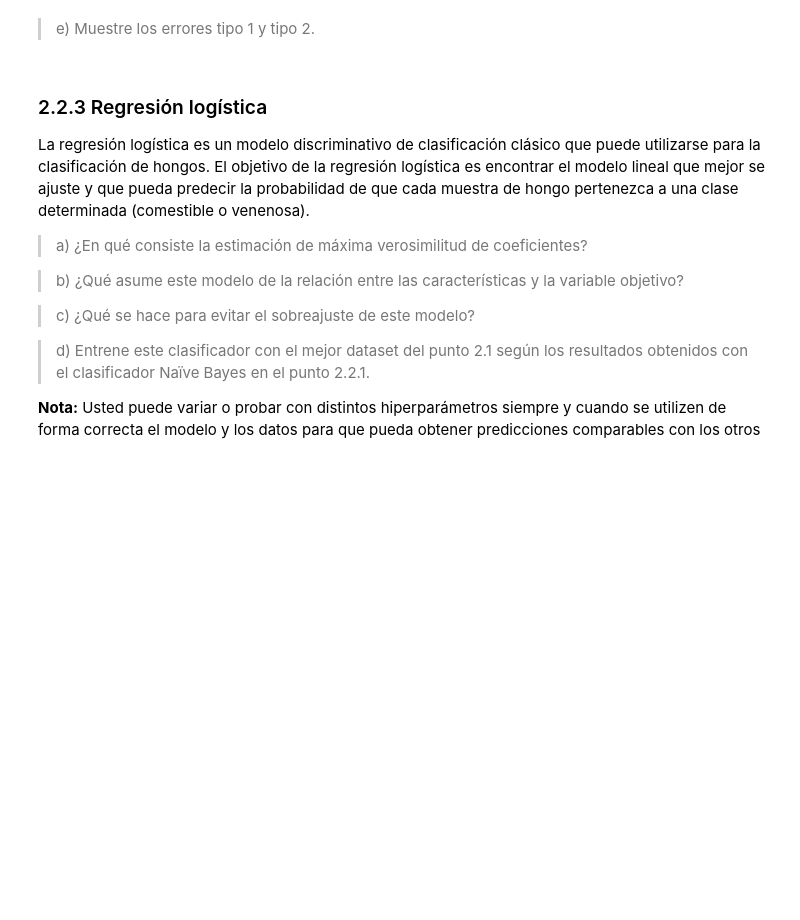
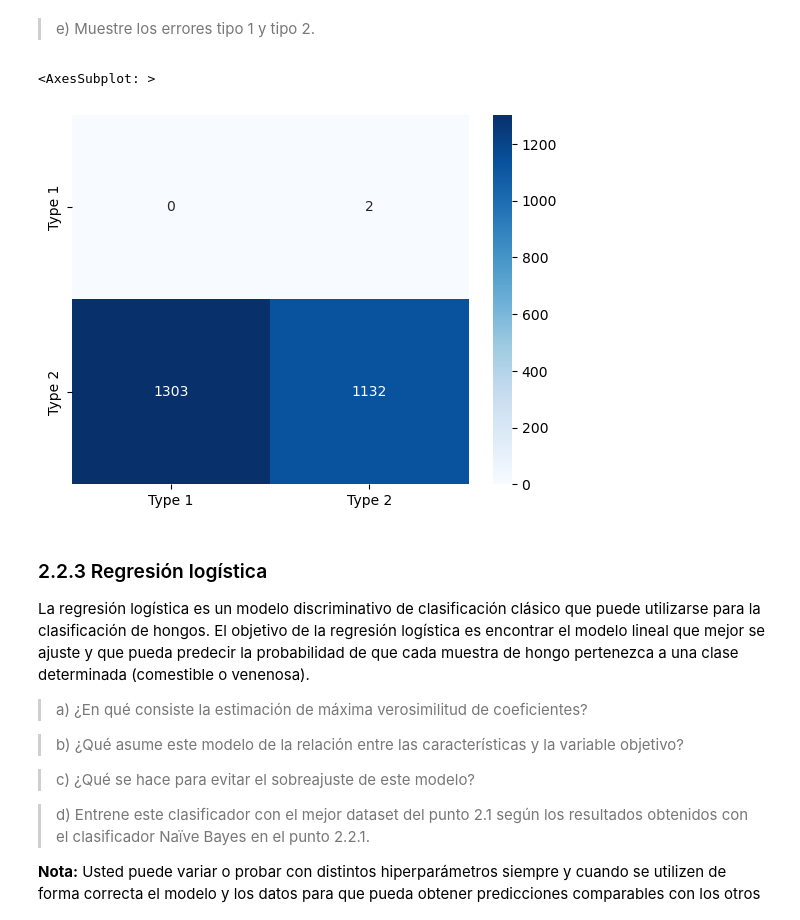
Before and after one commit to DYessouroun/Tareas-ML, a Jupyter notebook: Entregable_Tarea_1_DDD.ipynb, the cells around one changed output. Drawn from its saved outputs; the diff is of its cells as text; code cells hidden in the pictures; blank space fills up the shorter version.

```diff
--- a/Entregable_Tarea_1_DDD.ipynb
+++ b/Entregable_Tarea_1_DDD.ipynb
@@ -1788,7 +1790,7 @@ weighted avg       0.99      0.99      0.99      2437
 # %%
 y_pred = y_pred_mi_1
 X_train = X_train_mi_1
-X_test = X_train_mi_1
+X_test = X_test_mi_1
 # %% [markdown]
 > e) Determine la mejor representación de los datos según las metricas obtenidas en la pregunta anterior y utilice esa representación de aquí en adelante para entrenar a los otros clasificadores.
 
@@ -1823,9 +1825,6 @@ La etiqueta de clase con la media más cercana en el espacio transformado sería
 # %%
-clf = LinearDiscriminantAnalysis(n_components=)
-clf.fit(X_train_..., y_train_...)
+clf = LinearDiscriminantAnalysis()
+clf.fit(X_train, y_train)
+y_pred = clf.predict(X_test)
 
-y_pred = clf.predict(X_test_...)
-
-"""
-Su códig aquí
-"""
+len(y_pred)
@@ -1837,16 +1847,19 @@ print(classification_report(y_test_..., y_pred, labels=['edible', 'poisonous'],
 > e) Muestre los errores tipo 1 y tipo 2.
 # %%
 # assume you have a classification report saved in the variable `report`
-cm = confusion_matrix(y_true, y_pred)  # replace y_true and y_pred with your actual true and predicted labels
+cm = confusion_matrix(y_test, y_pred)  # replace y_true and y_pred with your actual true and predicted labels
 
 # extract the true positive, false positive, false negative, and true negative counts from the confusion matrix
 tn, fp, fn, tp = cm.ravel()
 
 # create a 2x2 matrix of the type 1 and type 2 errors
 error_matrix = [[fp, fn], [tn, tp]]
 
 # plot the heatmap using seaborn
 sns.heatmap(error_matrix, annot=True, cmap='Blues', fmt='d', xticklabels=['Type 1', 'Type 2'], yticklabels=['Type 1', 'Type 2'])
+# %% [output]
+<AxesSubplot: >
+[figure, added]
 # %% [markdown]
 ### 2.2.3 Regresión logística
 
```
Also changed, not shown: parts of 12 cells of this notebook.
